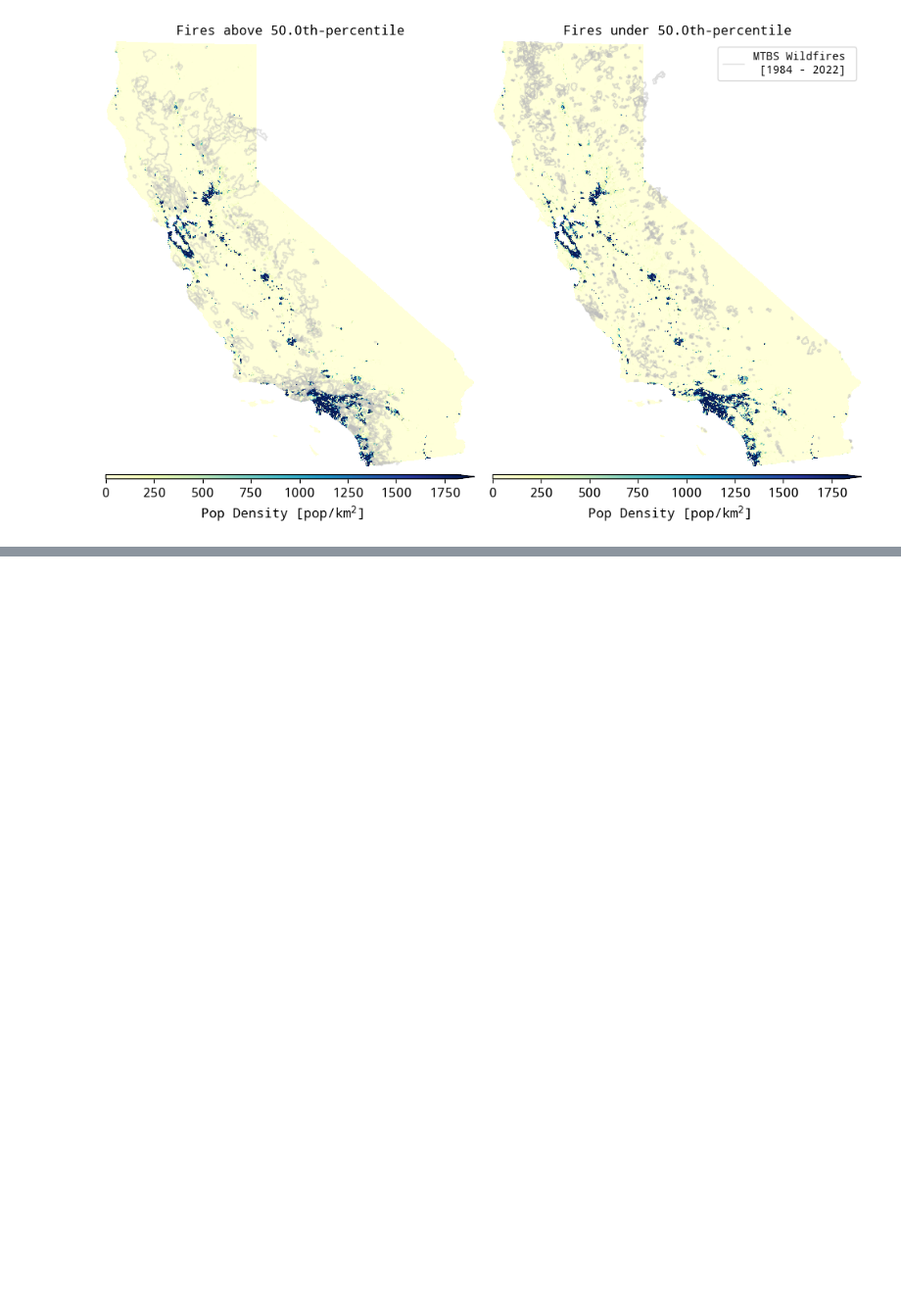
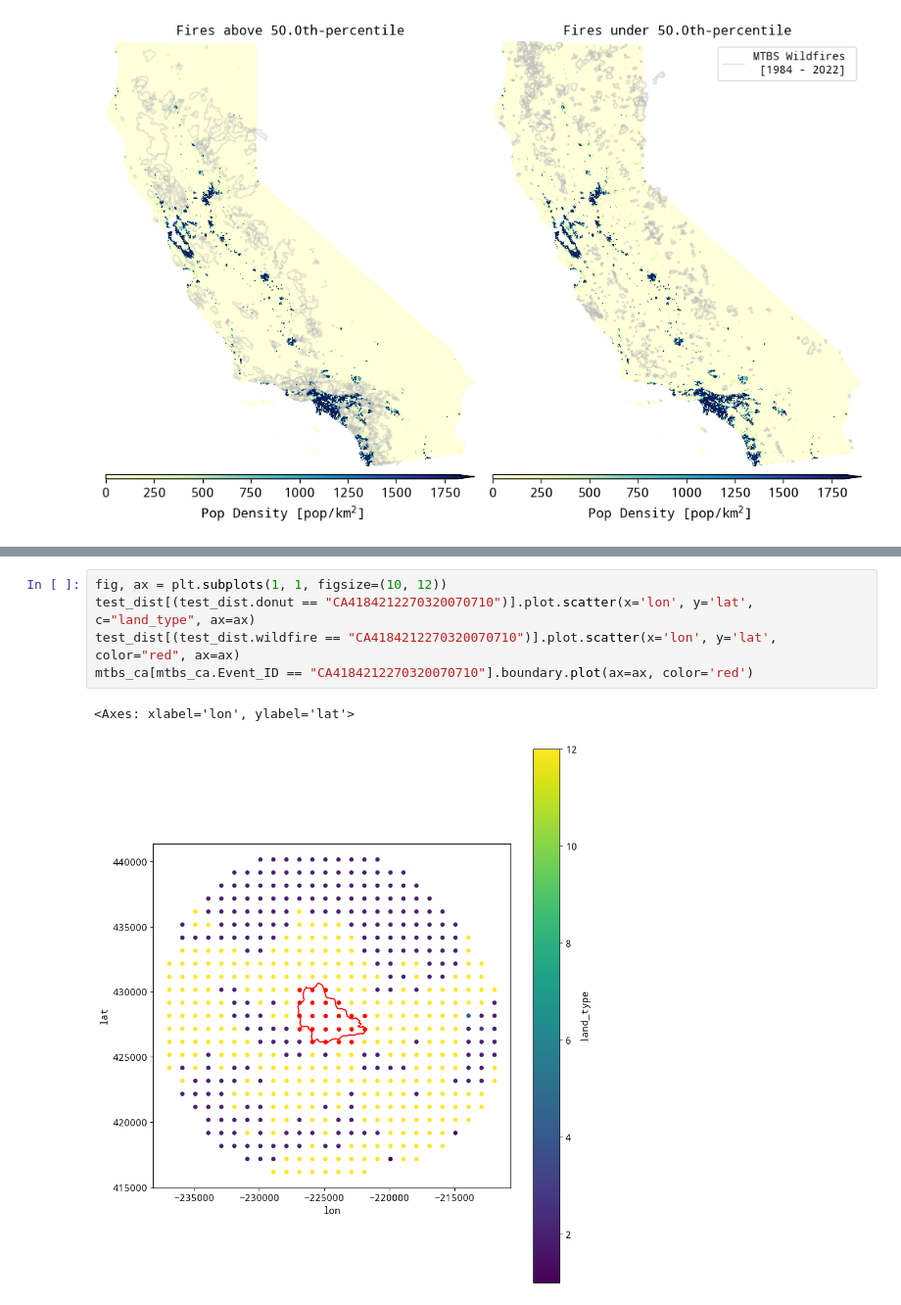
Before and after one commit to echolab-stanford/prescribed_fires, a Jupyter notebook: analysis/spillovers.ipynb, the cells around one changed output, grey strips where cells are left out. Shown at 98% size. Cells and saved outputs as stored; diff of their text form; blank space fills up the shorter version.

```diff
--- a/analysis/spillovers.ipynb
+++ b/analysis/spillovers.ipynb
@@ -174,2 +150,10 @@ test_dist[(~test_dist.distance.isna()) & (test_dist.treatment != "nodata")]
+# %%
+fig, ax = plt.subplots(1, 1, figsize=(10, 12))
+test_dist[(test_dist.donut == "CA4184212270320070710")].plot.scatter(x='lon', y='lat', c="land_type", ax=ax)
+test_dist[(test_dist.wildfire == "CA4184212270320070710")].plot.scatter(x='lon', y='lat', color="red", ax=ax)
+mtbs_ca[mtbs_ca.Event_ID == "CA4184212270320070710"].boundary.plot(ax=ax, color='red')
+# %% [output]
+<Axes: xlabel='lon', ylabel='lat'>
+[figure, added]
 # %%
 fig, ax = plt.subplots(1, 1, figsize=(10, 12))
```
Also changed, not shown: parts of 16 cells of this notebook, 2 other files.
